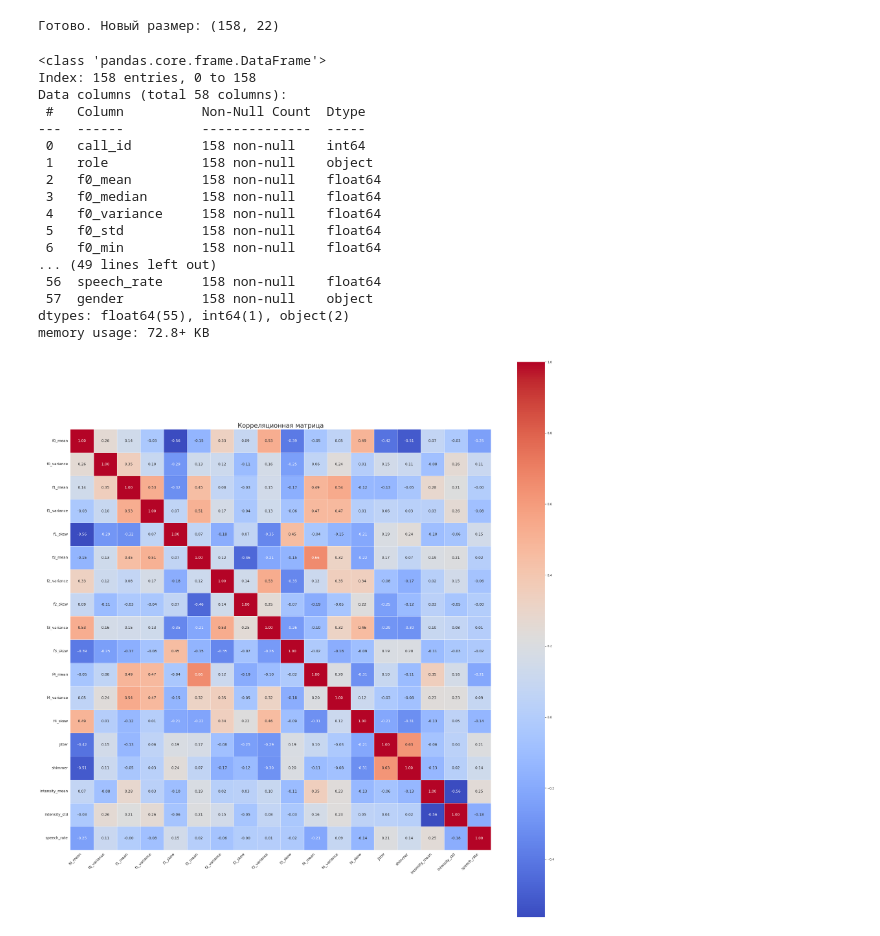
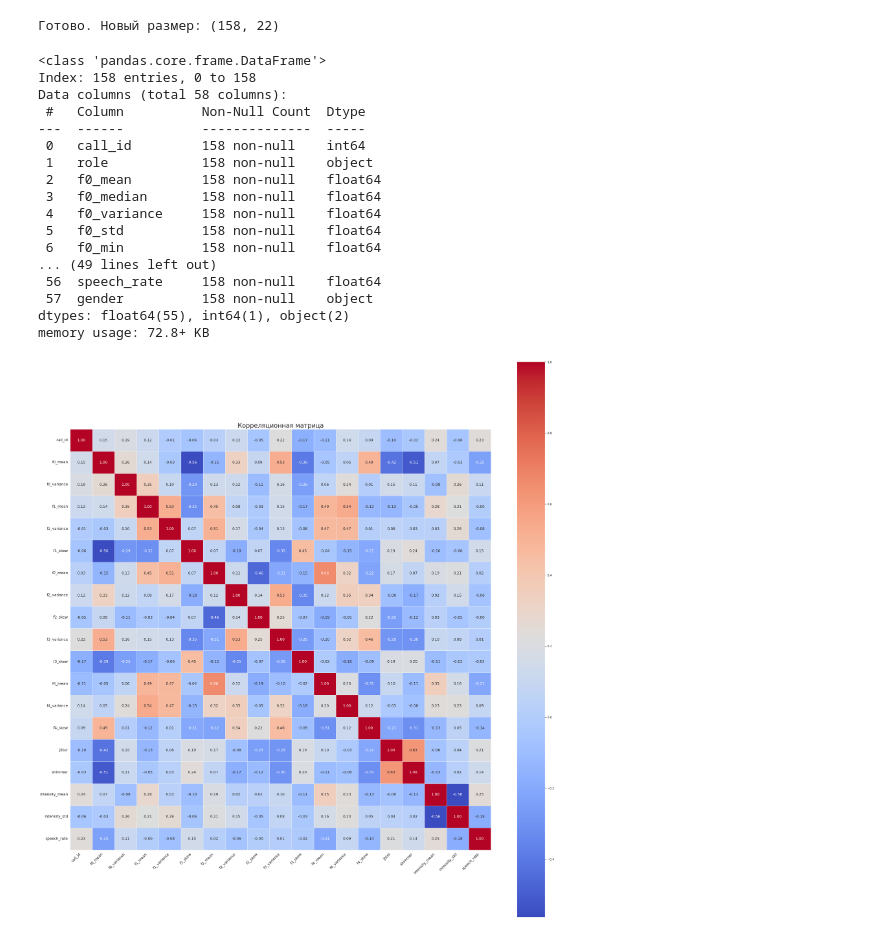
Before and after one commit to VladisRave/wav-parser, a Jupyter notebook: services/vizualization/clustterization.ipynb, the cells around one changed output. Cells and saved outputs as stored; diff of their text form; code cells hidden in the pictures.

```diff
--- a/services/vizualization/clustterization.ipynb
+++ b/services/vizualization/clustterization.ipynb
@@ -74,0 +138,3 @@ def reduce_and_plot(data, group_column=None, method='umap'):
+# %%
+final_df = pd.read_csv("/home/user/papkamusik/action_folder/filtered_resulted_100.csv")
+final_df
@@ -74,0 +295,13 @@ def reduce_and_plot(data, group_column=None, method='umap'):
+# %%
+# убираем дубликаты и диагональ
+upper = corr_matrix.where(~np.tril(np.ones(corr_matrix.shape), k=0).astype(bool))
+
+# выбираем пары с корреляцией > 0.7
+high_corr = [(col1, col2, upper.loc[col1, col2])
+             for col1 in upper.columns
+             for col2 in upper.columns
+             if pd.notnull(upper.loc[col1, col2]) and upper.loc[col1, col2] > 0.69]
+
+# выводим
+for col1, col2, val in high_corr:
+    print(f"{col1} ↔ {col2}: {val:.2f}")
@@ -202,7 +731,7 @@ import seaborn as sns
 
 # -------- выбираем числовые признаки --------
 
-final_df.drop(columns=["call_id","f0_cv","f1_cv","f2_cv","f3_cv","f4_cv","f0_median","f1_median","f2_median","f3_median","f4_median",
+final_df.drop(columns=["f0_cv","f1_cv","f2_cv","f3_cv","f4_cv","f0_median","f1_median","f2_median","f3_median","f4_median",
                        "f0_range","f1_range","f2_range","f3_range","f4_range","f0_std","f1_std","f2_std","f3_std","f4_std",
                        "f0_min","f0_max","f1_min","f1_max","f2_min","f2_max","f3_min","f3_max","f4_min","f4_max","f1_kurtosis",
                        "f2_kurtosis","f3_kurtosis","f4_kurtosis","f0_kurtosis","f3_mean","f0_skew"], inplace=True)
@@ -233,31 +762,31 @@ plt.show()
 # убираем дубликаты и диагональ
 upper = corr_matrix.where(~np.tril(np.ones(corr_matrix.shape), k=0).astype(bool))
 
 # выбираем пары с корреляцией > 0.7
 high_corr = [(col1, col2, upper.loc[col1, col2])
              for col1 in upper.columns
              for col2 in upper.columns
              if pd.notnull(upper.loc[col1, col2]) and upper.loc[col1, col2] > 0.7]
 
 # выводим
 for col1, col2, val in high_corr:
     print(f"{col1} ↔ {col2}: {val:.2f}")
 # %% [output]
 <class 'pandas.core.frame.DataFrame'>
 Index: 158 entries, 0 to 158
 Data columns (total 58 columns):
  #   Column          Non-Null Count  Dtype
 ---  ------          --------------  -----
  0   call_id         158 non-null    int64
  1   role            158 non-null    object
  2   f0_mean         158 non-null    float64
  3   f0_median       158 non-null    float64
  4   f0_variance     158 non-null    float64
  5   f0_std          158 non-null    float64
  6   f0_min          158 non-null    float64
 ... (49 lines left out)
  56  speech_rate     158 non-null    float64
  57  gender          158 non-null    object
 dtypes: float64(55), int64(1), object(2)
 memory usage: 72.8+ KB
-[figure, old version]
+[figure, new version]
```
Also changed, not shown: parts of 28 cells of this notebook, 42 other files.
